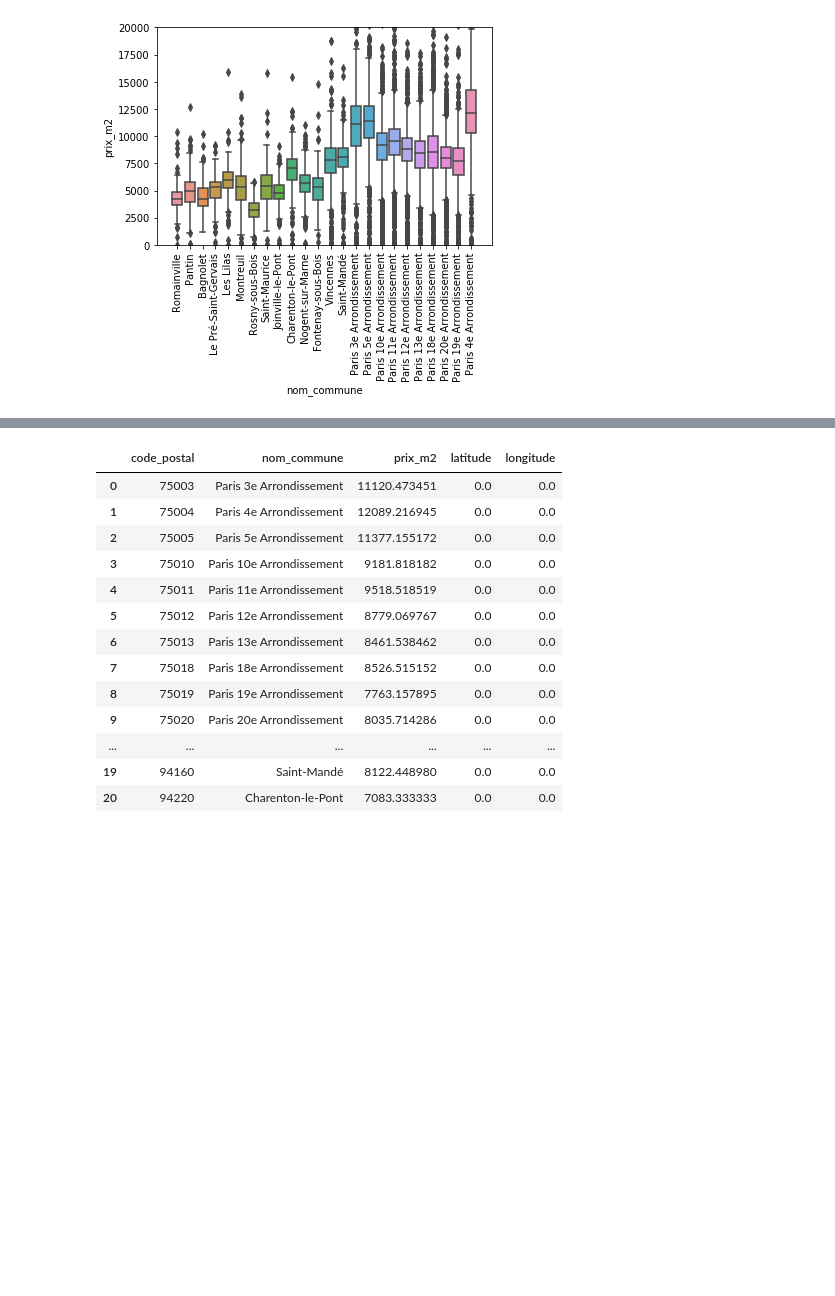
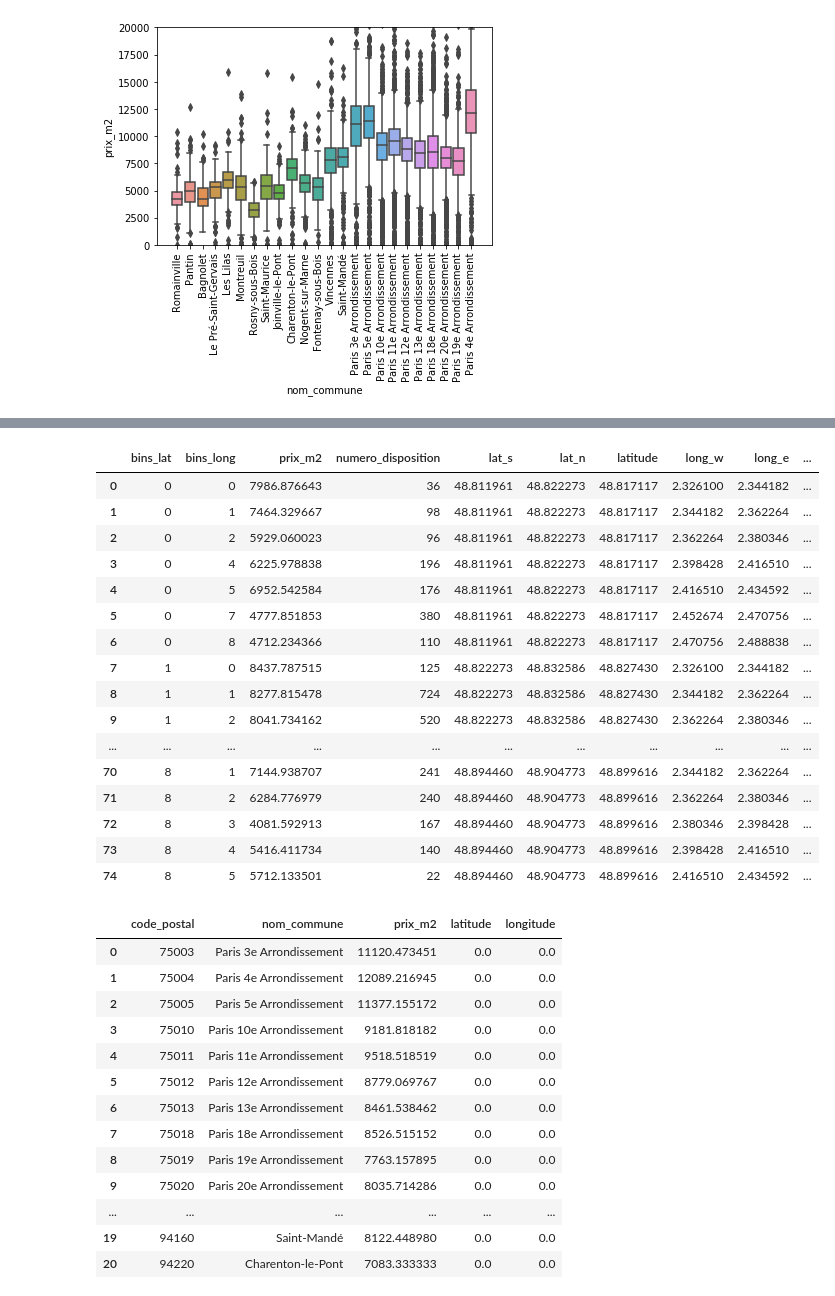
Before and after one commit to paulpreda/coursera_capstone, a Jupyter notebook: Paris - City of Light.ipynb, the cells around one changed output, grey strips where cells are left out. Drawn from its saved outputs; the diff is of its cells as text; code cells hidden in the pictures; blank space fills up the shorter version.

```diff
--- a/Paris - City of Light.ipynb
+++ b/Paris - City of Light.ipynb
@@ -426,0 +436,4 @@ Name: bins_long, dtype: int64
+# %%
+tiles2 = east_paris_transactions.groupby(['bins_lat','bins_long'])['numero_disposition'].sum().reset_index()
+tiles2.set_index(['bins_lat', 'bins_long'])
+tiles2
@@ -426,0 +458,2 @@ Name: bins_long, dtype: int64
+# %%
+tiles= tiles.join(tiles2.set_index(['bins_lat', 'bins_long']), on=['bins_lat','bins_long'])
@@ -426,0 +478,5 @@ Name: bins_long, dtype: int64
+# %%
+index_coll = tiles[tiles['numero_disposition']<20].index
+tiles=tiles.drop(index_coll)
+tiles.reset_index(drop=True, inplace=True)
+tiles
@@ -427,3 +501,37 @@ Name: bins_long, dtype: int64
+# %%
+for lat in range(0, 10):
+    index_list = tiles[tiles['bins_lat']==lat].index
+    for k in index_list:
+        tiles.at[k, 'lat_s'] = bins_lat[lat]
+        tiles.at[k, 'lat_n'] = bins_lat[lat+1]
+        tiles.at[k, 'latitude'] = (bins_lat[lat] + bins_lat[lat+1])/2
+
+for long in range(0, 10):
+    index_list = tiles[tiles['bins_long']==long].index
+    for k in index_list:
+        tiles.at[k, 'long_w'] = bins_long[long]
+        tiles.at[k, 'long_e'] = bins_long[long+1]
+        tiles.at[k, 'longitude'] = (bins_long[long] + bins_long[long+1])/2
+# %%
+tiles
+# %% [output]
+|  | bins_lat | bins_long | prix_m2 | numero_disposition | lat_s | lat_n | latitude | long_w | long_e | ... |
+| 0 | 0 | 0 | 7986.876643 | 36 | 48.811961 | 48.822273 | 48.817117 | 2.326100 | 2.344182 | ... |
+| 1 | 0 | 1 | 7464.329667 | 98 | 48.811961 | 48.822273 | 48.817117 | 2.344182 | 2.362264 | ... |
+| 2 | 0 | 2 | 5929.060023 | 96 | 48.811961 | 48.822273 | 48.817117 | 2.362264 | 2.380346 | ... |
+| 3 | 0 | 4 | 6225.978838 | 196 | 48.811961 | 48.822273 | 48.817117 | 2.398428 | 2.416510 | ... |
+| 4 | 0 | 5 | 6952.542584 | 176 | 48.811961 | 48.822273 | 48.817117 | 2.416510 | 2.434592 | ... |
+| 5 | 0 | 7 | 4777.851853 | 380 | 48.811961 | 48.822273 | 48.817117 | 2.452674 | 2.470756 | ... |
+| 6 | 0 | 8 | 4712.234366 | 110 | 48.811961 | 48.822273 | 48.817117 | 2.470756 | 2.488838 | ... |
+| 7 | 1 | 0 | 8437.787515 | 125 | 48.822273 | 48.832586 | 48.827430 | 2.326100 | 2.344182 | ... |
+| 8 | 1 | 1 | 8277.815478 | 724 | 48.822273 | 48.832586 | 48.827430 | 2.344182 | 2.362264 | ... |
+| 9 | 1 | 2 | 8041.734162 | 520 | 48.822273 | 48.832586 | 48.827430 | 2.362264 | 2.380346 | ... |
+| ... | ... | ... | ... | ... | ... | ... | ... | ... | ... | ... |
+| 70 | 8 | 1 | 7144.938707 | 241 | 48.894460 | 48.904773 | 48.899616 | 2.344182 | 2.362264 | ... |
+| 71 | 8 | 2 | 6284.776979 | 240 | 48.894460 | 48.904773 | 48.899616 | 2.362264 | 2.380346 | ... |
+| 72 | 8 | 3 | 4081.592913 | 167 | 48.894460 | 48.904773 | 48.899616 | 2.380346 | 2.398428 | ... |
+| 73 | 8 | 4 | 5416.411734 | 140 | 48.894460 | 48.904773 | 48.899616 | 2.398428 | 2.416510 | ... |
+| 74 | 8 | 5 | 5712.133501 | 22 | 48.894460 | 48.904773 | 48.899616 | 2.416510 | 2.434592 | ... |
 # %%
 east_paris_cities= east_paris_transactions.groupby(['code_postal', 'nom_commune'])['prix_m2'].median().reset_index()
 east_paris_cities.insert(loc=len(east_paris_cities.columns), column='latitude', value=0.0)
```
Also changed, not shown: parts of 38 cells of this notebook.
